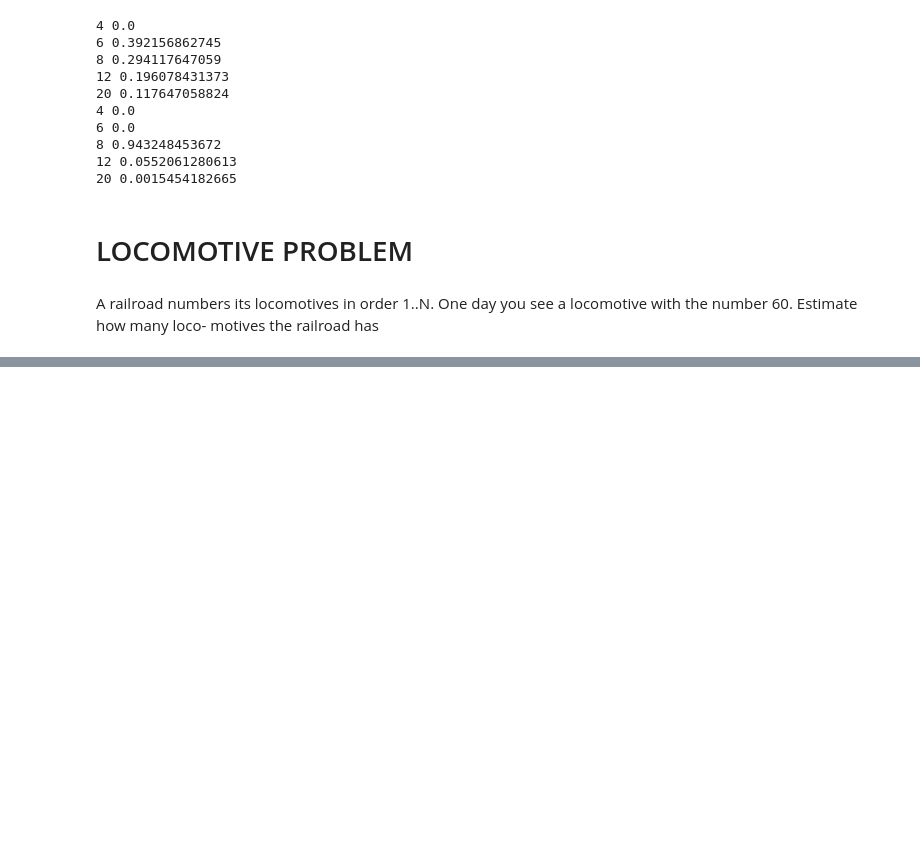
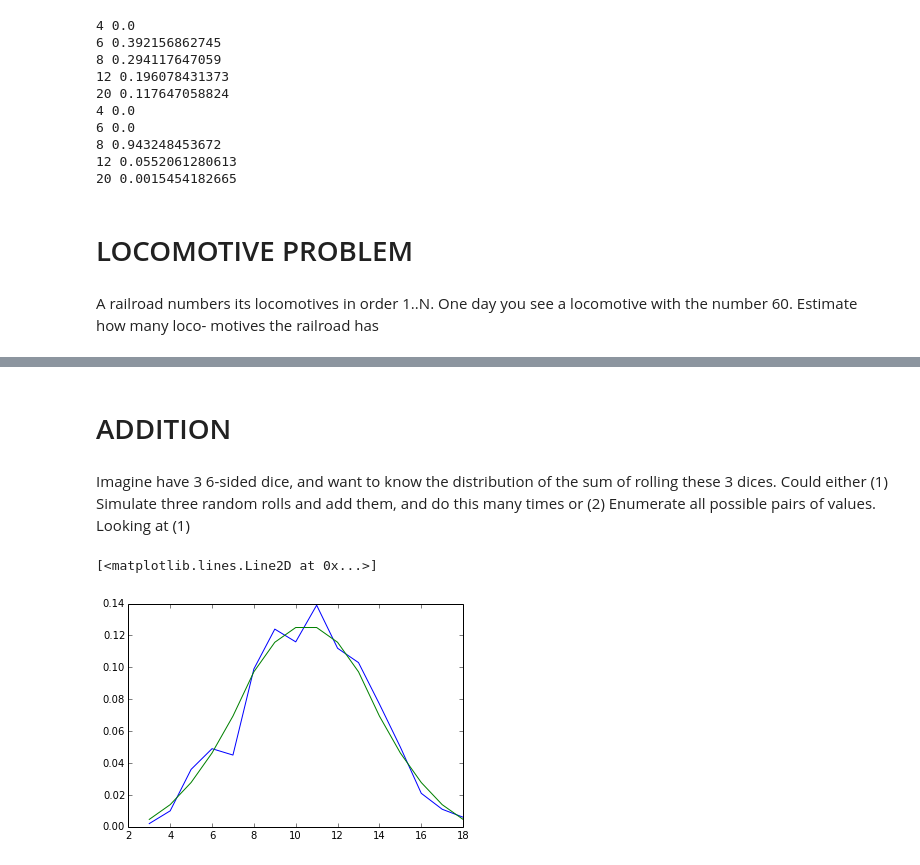
Before and after one commit to tfolkman/BayesForHackers, a Jupyter notebook: ThinkBayes.ipynb, the cells around one changed output, grey strips where cells are left out. Drawn from its saved outputs; the diff is of its cells as text; code cells hidden in the pictures; blank space fills up the shorter version.

```diff
--- a/ThinkBayes.ipynb
+++ b/ThinkBayes.ipynb
@@ -106,0 +272,32 @@ motives the railroad has
+# %% [markdown]
+# ADDITION
+# %% [markdown]
+Imagine have 3 6-sided dice, and want to know the distribution of the sum of rolling these 3 dices. Could either (1) Simulate three random rolls and add them, and do this many times or (2) Enumerate all possible pairs of values. Looking at (1)
+# %%
+#Set up class which SETS each side with equal prob
+class Die(Pmf):
+    def __init__(self,sides):
+        Pmf.__init__(self)
+        for x in xrange(1,sides+1):
+            self.Set(x,1)
+        self.Normalize()
+
+#CREATE 3 DIE
+d6 = Die(6)
+dice = [d6] * 3
+
+#GET SAMPLE SUM
+three = tb.SampleSum(dice,1000)
+x1 = [x for (x,y) in three.Items()]
+y1 = [y for (x,y) in three.Items()]
+
+plt.plot(x1,y1)
+
+#Exact Enumeration
+exact_three = d6 + d6 + d6
+x2 = [x for (x,y) in exact_three.Items()]
+y2 = [y for (x,y) in exact_three.Items()]
+plt.plot(x2,y2)
+# %% [output]
+[<matplotlib.lines.Line2D at 0x...>]
+[figure, added]
```
Also changed, not shown: parts of 25 cells of this notebook.
